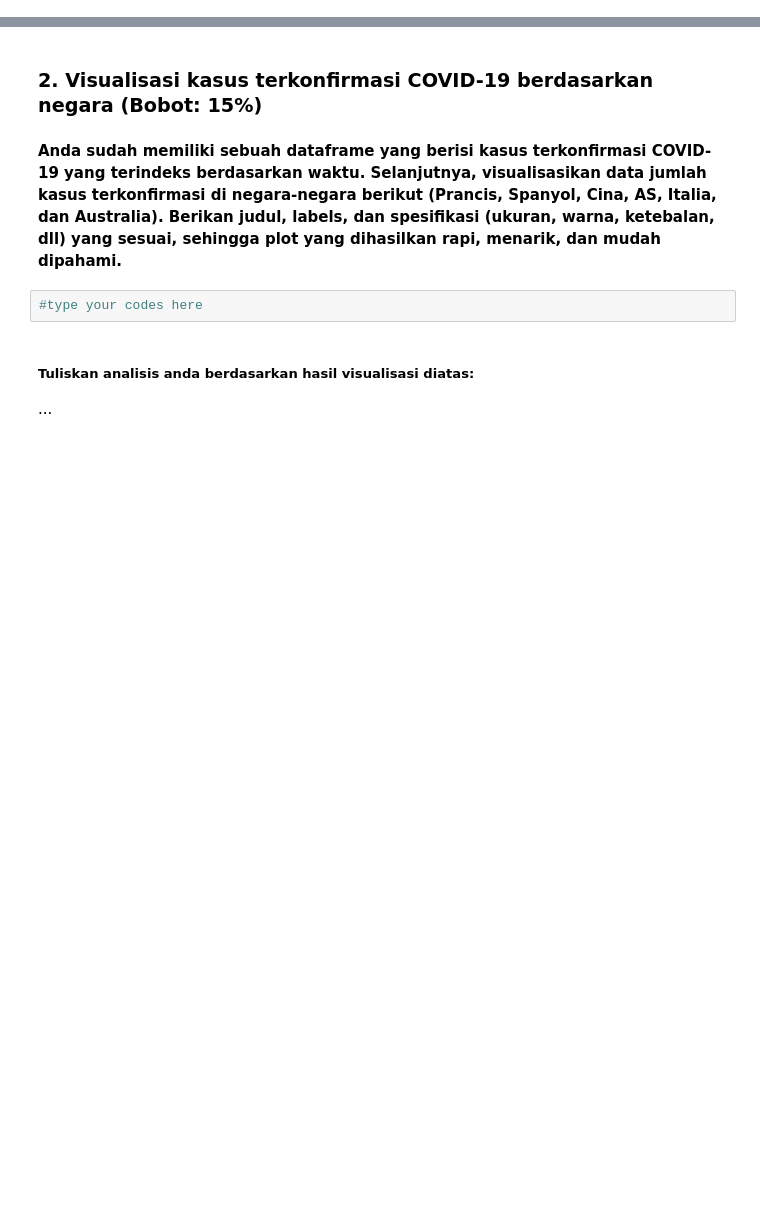
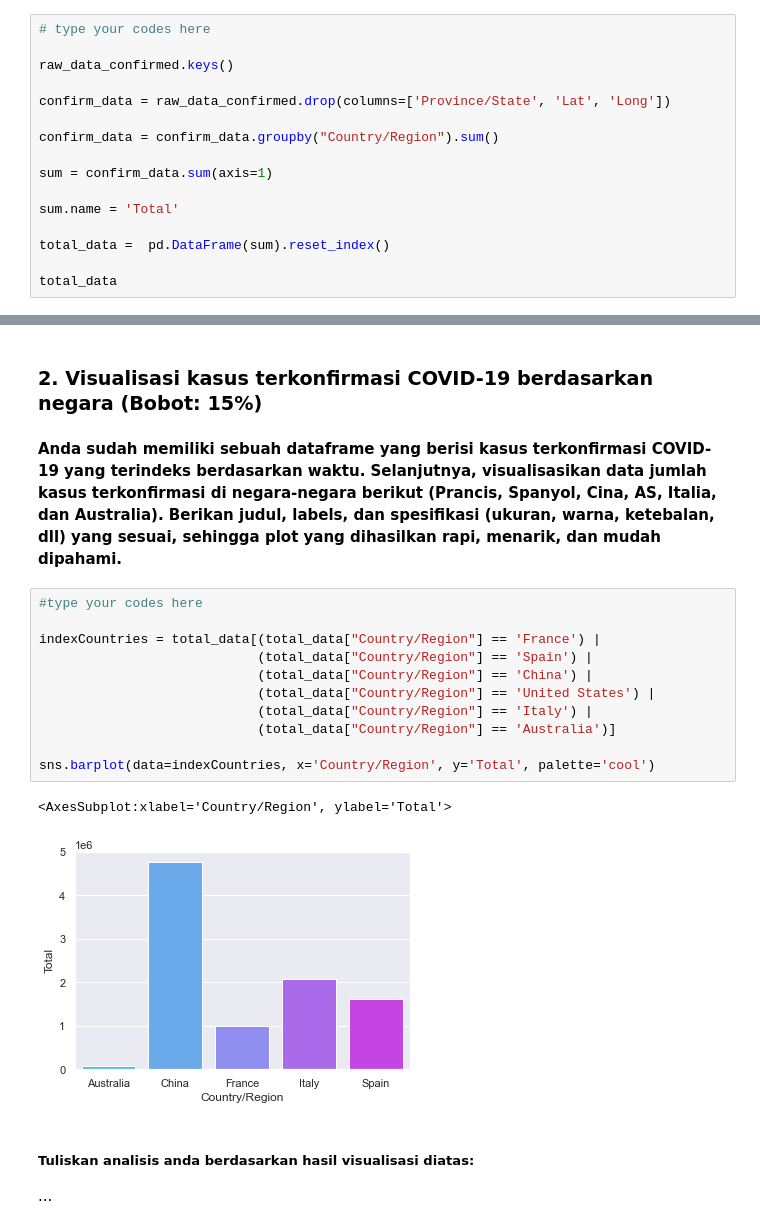
Before and after one commit to GilbertKrantz/Coding-Webe-Kuliah, a Jupyter notebook: Catatan/Intro to Data Science/Lat Soal Thn Lalu/IDS 2022/DTSC6001001 Introduction To Data Science/UAS - INTRODUCTION TO DATA SCIENCE - DTSC6001001.ipynb, the cells around one changed output, grey strips where cells are left out. Cells and saved outputs as stored; diff of their text form; blank space fills up the shorter version.

```diff
--- a/Catatan/Intro to Data Science/Lat Soal Thn Lalu/IDS 2022/DTSC6001001 Introduction To Data Science/UAS - INTRODUCTION TO DATA SCIENCE - DTSC6001001.ipynb
+++ b/Catatan/Intro to Data Science/Lat Soal Thn Lalu/IDS 2022/DTSC6001001 Introduction To Data Science/UAS - INTRODUCTION TO DATA SCIENCE - DTSC6001001.ipynb
@@ -48,0 +84,16 @@ raw_data_confirmed.describe()
+# %%
+# type your codes here
+
+raw_data_confirmed.keys()
+
+confirm_data = raw_data_confirmed.drop(columns=['Province/State', 'Lat', 'Long'])
+
+confirm_data = confirm_data.groupby("Country/Region").sum()
+
+sum = confirm_data.sum(axis=1)
+
+sum.name = 'Total'
+
+total_data =  pd.DataFrame(sum).reset_index()
+
+total_data
@@ -53,8 +118,20 @@ raw_data_confirmed.describe()
 ### 2. Visualisasi kasus terkonfirmasi COVID-19 berdasarkan negara (Bobot: 15%)
 # %% [markdown]
 **Anda sudah memiliki sebuah dataframe yang berisi kasus terkonfirmasi COVID-19 yang terindeks berdasarkan waktu. Selanjutnya, visualisasikan data jumlah kasus terkonfirmasi di negara-negara berikut (Prancis, Spanyol, Cina, AS, Italia, dan Australia). Berikan judul, labels, dan spesifikasi (ukuran, warna, ketebalan, dll) yang sesuai, sehingga plot yang dihasilkan rapi, menarik, dan mudah dipahami.**
-# %%
-#type your codes here
+# %%
+#type your codes here
+
+indexCountries = total_data[(total_data["Country/Region"] == 'France') |
+                            (total_data["Country/Region"] == 'Spain') |
+                            (total_data["Country/Region"] == 'China') |
+                            (total_data["Country/Region"] == 'United States') |
+                            (total_data["Country/Region"] == 'Italy') |
+                            (total_data["Country/Region"] == 'Australia')]
+
+sns.barplot(data=indexCountries, x='Country/Region', y='Total', palette='cool')
+# %% [output]
+<AxesSubplot:xlabel='Country/Region', ylabel='Total'>
+[figure, added]
 # %% [markdown]
 ##### Tuliskan analisis anda berdasarkan hasil visualisasi diatas:
 ...
```
Also changed, not shown: parts of 11 cells of this notebook, 4 other files.
